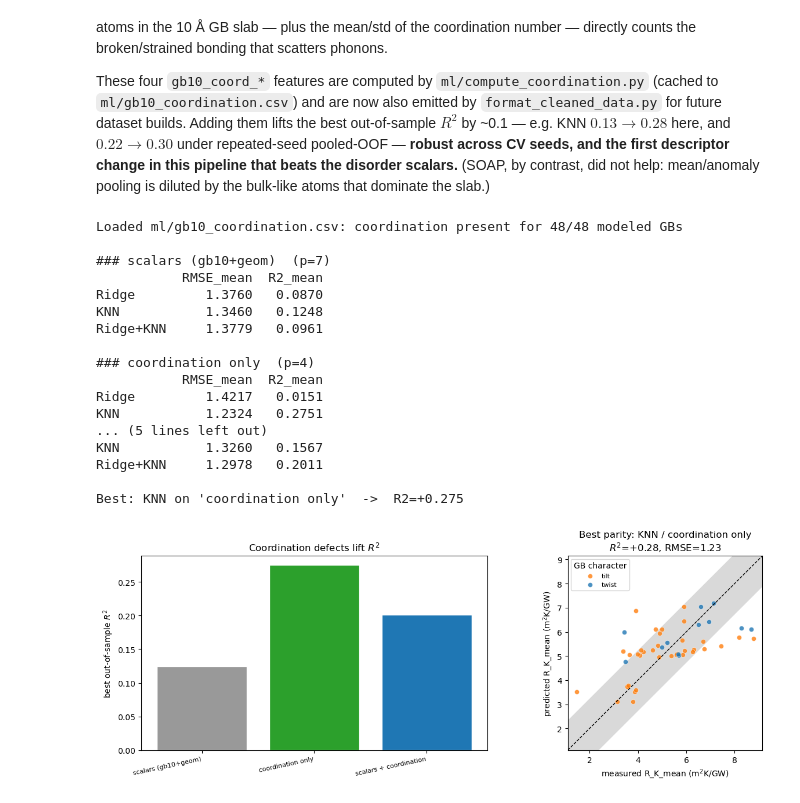
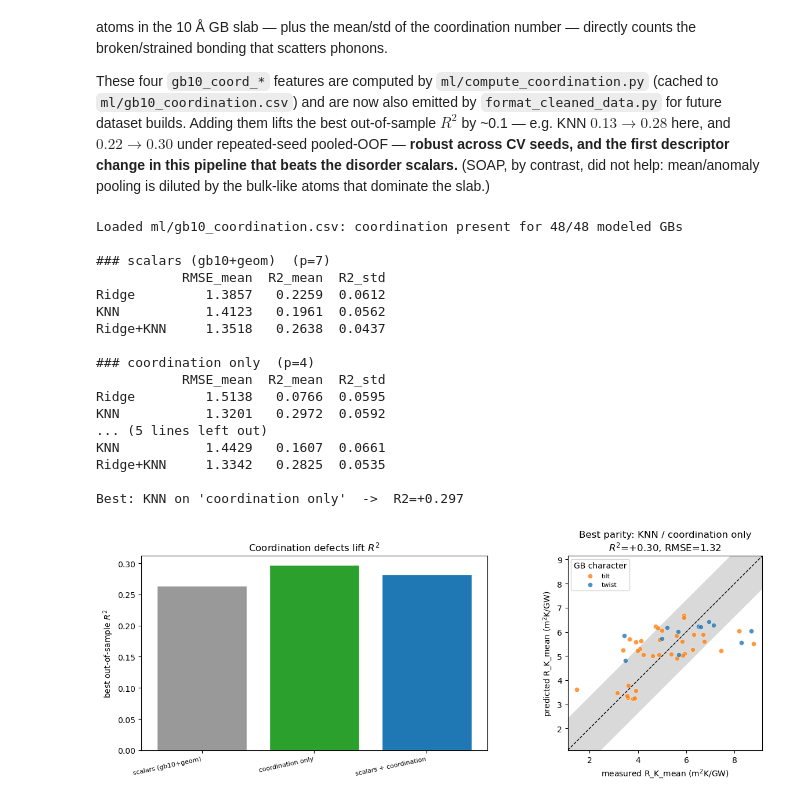
Before and after one commit to dawsonren/PSED, a Jupyter notebook: gpumd/ml_pipeline.ipynb, the cells around one changed output. Drawn from its saved outputs; the diff is of its cells as text; code cells hidden in the pictures.

```diff
--- a/gpumd/ml_pipeline.ipynb
+++ b/gpumd/ml_pipeline.ipynb
@@ -53,6 +53,10 @@ TARGET_LABEL = f"{TARGET} ({TBR_UNIT})"
 # raise this via the PSED_N_JOBS env var when on a dedicated compute node.
 N_JOBS = int(os.environ.get("PSED_N_JOBS", "4"))
 
+# Repeated-CV evaluation protocol, shared across every section that trains a
+# model so the out-of-sample R^2 numbers are directly comparable.
+N_SPLITS, N_REPEATS = 10, 20
+
 # The five structural measures of disorder (per subset).
 DESC_NAMES  = ["sigma_theta", "sigma_l", "H_phi", "A_RDF", "rho"]
 DESC_COLS   = [f"{SUBSET}_{m}" for m in DESC_NAMES]
@@ -576,9 +733,9 @@ def nested_cv(y_target, target_label=""):
 # %% [output]
 Modeling on 48 GBs, 7 features, target = R_K_mean
 # %%
-cv_results, oof_pred = nested_cv(y, target_label=f"{TARGET} ({TBR_UNIT})")
+cv_results, oof_pred, oof_std = nested_cv(y, target_label=f"{TARGET} ({TBR_UNIT})")
 
 if cv_results is not None:
-    print("\n=== Nested-CV out-of-sample performance ===")
+    print("\n=== Repeated-CV out-of-sample performance ===")
     print(cv_results.round(4).to_string())
 # %% [output]
@@ -698,7 +857,7 @@ Before chasing a better model, two diagnostics that bound what is achievable:
 # %%
 # (a) Predictable-variance ceiling from rNEMD replica noise, and
 # (b) a learning curve for the best (ensemble) model.
-from sklearn.model_selection import learning_curve
+from sklearn.model_selection import learning_curve, RepeatedKFold
 
 if cv_results is None:
     print("No CV results -- skipping diagnostics.")
@@ -734,7 +893,7 @@ else:
         ts, tr_sc, te_sc = learning_curve(
             lc_pipe, X, y, train_sizes=sizes, scoring="r2", shuffle=True,
             random_state=RANDOM_STATE,
-            cv=KFold(5, shuffle=True, random_state=RANDOM_STATE))
+            cv=RepeatedKFold(n_splits=N_SPLITS, n_repeats=N_REPEATS, random_state=RANDOM_STATE))
 
     fig, ax = plt.subplots(figsize=(6.8, 4.2))
     ax.plot(ts, te_sc.mean(1), "o-", color="#1f77b4", label="test (out-of-sample) $R^2$")
@@ -777,7 +936,8 @@ scalars.** (SOAP, by contrast, did not help: mean/anomaly pooling is diluted by
 the bulk-like atoms that dominate the slab.)
 # %%
 # Coordination-defect lift: compare scalars / coordination / both under the
-# same nested CV as section 7. Reads the ml/compute_coordination.py cache.
+# same repeated 10-fold x 20-rep CV as section 7. Reads the
+# ml/compute_coordination.py cache.
 import os
 
 COORD_COLS = [f"{SUBSET}_coord_{s}" for s in ("under", "over", "mean", "std")]
@@ -806,23 +966,12 @@ else:
     cmp_models = {k: build_models()[k] for k in ("Ridge", "KNN", "Ridge+KNN")}
 
     def coord_cv(Xmat):
-        outer = KFold(N_OUTER, shuffle=True, random_state=RANDOM_STATE)
-        inner = KFold(3, shuffle=True, random_state=RANDOM_STATE)
+        # Repeated 10-fold x 20-rep (shared repeated_oof); pooled R2 per rep.
         res, oof = {}, {}
-        with warnings.catch_warnings():
-            warnings.simplefilter("ignore")
-            for name, (pipe, grid) in cmp_models.items():
-                pred = np.full(len(yc), np.nan); rms = []; r2 = []
-                for tr, te in outer.split(Xmat):
-                    srch = GridSearchCV(pipe, grid, cv=inner,
-                                        scoring="neg_root_mean_squared_error",
-                                        n_jobs=N_JOBS)
-                    srch.fit(Xmat[tr], yc[tr]); est = srch.best_estimator_
-                    p = est.predict(Xmat[te]); pred[te] = p
-                    rms.append(np.sqrt(mean_squared_error(yc[te], p)))
-                    r2.append(r2_score(yc[te], p))
-                res[name] = {"RMSE_mean": np.mean(rms), "R2_mean": np.mean(r2)}
-                oof[name] = pred
+        for name, (pipe, grid) in cmp_models.items():
+            pm, ps, r2s, rmses, _ = repeated_oof(Xmat, yc, pipe, grid, N_SPLITS, N_REPEATS)
+            res[name] = {"RMSE_mean": rmses.mean(), "R2_mean": r2s.mean(), "R2_std": r2s.std()}
+            oof[name] = pm
         return pd.DataFrame(res).T, oof
 
     tables, oofs = {}, {}
@@ -846,41 +995,41 @@ else:
     axes[0].axhline(0, color="k", lw=0.7)
     axes[0].set_ylabel("best out-of-sample $R^2$")
     axes[0].set_title("Coordination defects lift $R^2$")
 
     pr = oofs[bfs][bm]; rmse = tables[bfs].loc[bm, "RMSE_mean"]
     lo = min(yc.min(), np.nanmin(pr)); hi = max(yc.max(), np.nanmax(pr))
     pad = 0.05 * (hi - lo); lo, hi = lo - pad, hi + pad
     chars = mc.loc[ok, "gb_character"].to_numpy()
     ax = axes[1]
     ax.fill_between([lo, hi], [lo - rmse, hi - rmse], [lo + rmse, hi + rmse],
                     color="0.85", zorder=0)
     ax.plot([lo, hi], [lo, hi], "k--", lw=1)
     for ch in pd.unique(chars):
         m = chars == ch
         ax.scatter(yc[m], pr[m], s=34, alpha=0.8, color=CHAR_COLORS.get(ch, "gray"),
                    edgecolor="white", linewidth=0.4, label=ch)
     ax.set_xlim(lo, hi); ax.set_ylim(lo, hi); ax.set_aspect("equal")
     ax.set_xlabel(f"measured {TARGET_LABEL}"); ax.set_ylabel(f"predicted {TARGET_LABEL}")
     ax.legend(title="GB character", fontsize=8)
     ax.set_title(f"Best parity: {bm} / {bfs}\n$R^2$={tables[bfs].loc[bm,'R2_mean']:+.2f}, "
                  f"RMSE={rmse:.2f}")
     fig.tight_layout(); plt.show()
 # %% [output]
 Loaded ml/gb10_coordination.csv: coordination present for 48/48 modeled GBs
 
 ### scalars (gb10+geom)  (p=7)
-           RMSE_mean  R2_mean
-Ridge         1.3760   0.0870
-KNN           1.3460   0.1248
-Ridge+KNN     1.3779   0.0961
+           RMSE_mean  R2_mean  R2_std
+Ridge         1.3857   0.2259  0.0612
+KNN           1.4123   0.1961  0.0562
+Ridge+KNN     1.3518   0.2638  0.0437
 
 ### coordination only  (p=4)
-           RMSE_mean  R2_mean
-Ridge         1.4217   0.0151
-KNN           1.2324   0.2751
+           RMSE_mean  R2_mean  R2_std
+Ridge         1.5138   0.0766  0.0595
+KNN           1.3201   0.2972  0.0592
 ... (5 lines left out)
-KNN           1.3260   0.1567
-Ridge+KNN     1.2978   0.2011
+KNN           1.4429   0.1607  0.0661
+Ridge+KNN     1.3342   0.2825  0.0535
 
-Best: KNN on 'coordination only'  ->  R2=+0.275
+Best: KNN on 'coordination only'  ->  R2=+0.297
-[figure, old version]
+[figure, new version]
```
Also changed, not shown: parts of 23 cells of this notebook, 24 other files.
